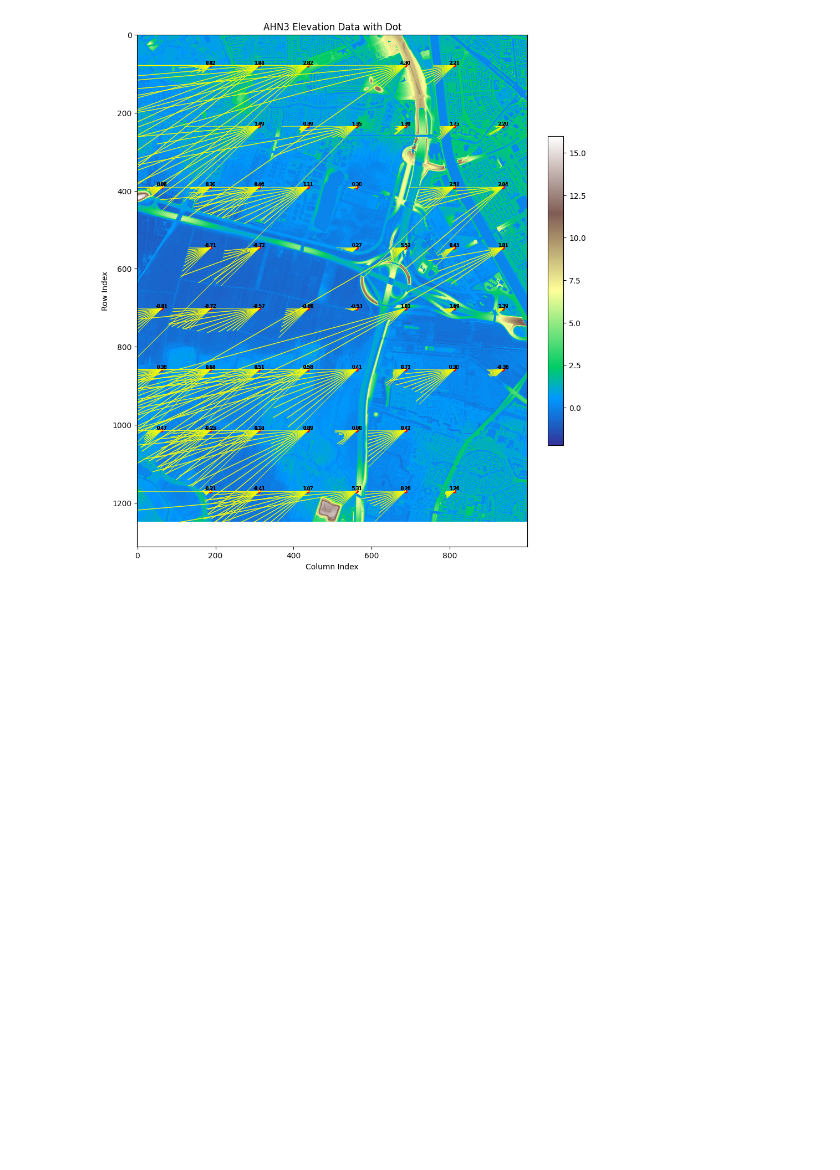
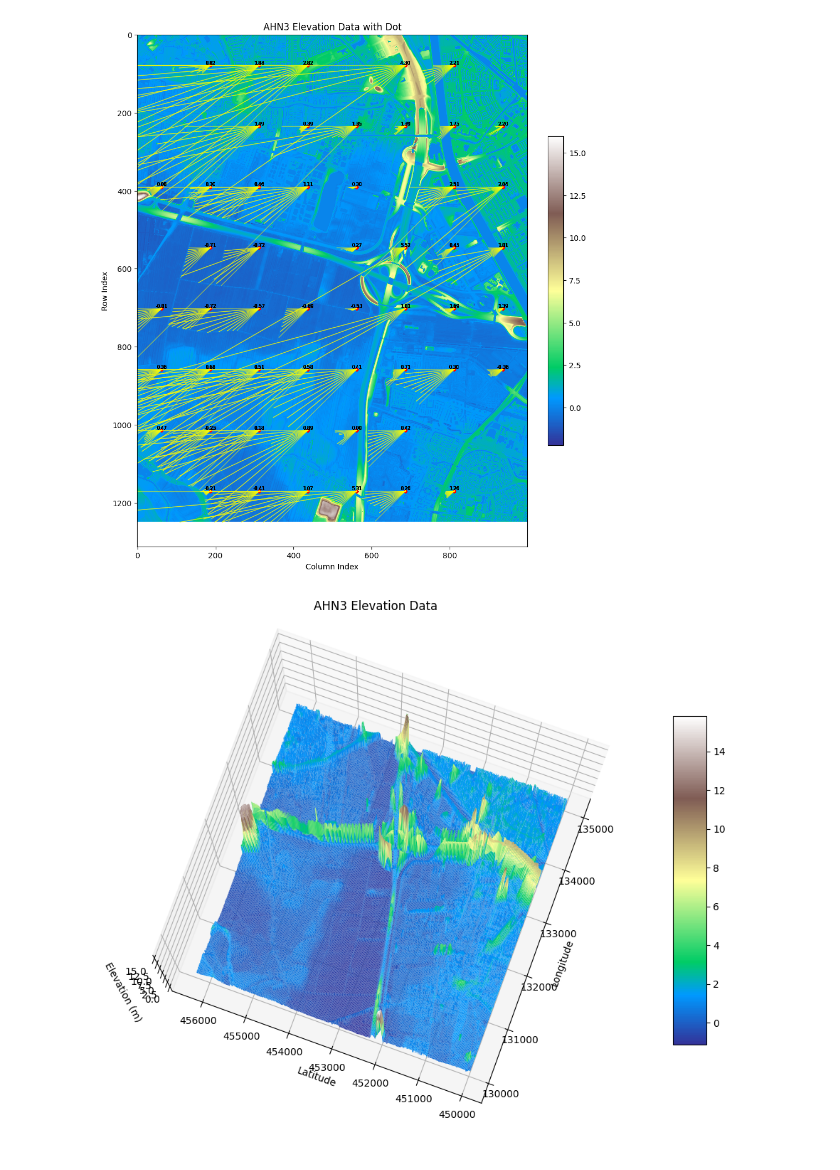
Before and after one commit to Simon-Dirks/sunsets, a Jupyter notebook: main.ipynb, the cells around one changed output. Drawn from its saved outputs; the diff is of its cells as text; code cells hidden in the pictures; blank space fills up the shorter version.

Commit message:
3D plot

```diff
--- a/main.ipynb
+++ b/main.ipynb
@@ -6,4 +6,4 @@ def get_geotiff():
         elev_data = src.read(1)
         # replace all 1e38 values with 0
         elev_data[elev_data >= 1e37] = 0
-        return elev_data
+        return elev_data, src
@@ -134,3 +140,43 @@ locations = get_sample_grid_locations("ahn3.tif", 8)
 preview_geotiff_with_dots("ahn3.tif", locations)
 # %% [output]
 [figure]
+# %%
+import numpy as np
+import matplotlib.pyplot as plt
+from mpl_toolkits.mplot3d import Axes3D
+import rasterio
+
+def preview_geotiff_3d(stride=4):
+    # Load the GeoTIFF file
+    elev_data, src = get_geotiff()
+
+    # Create a figure and a 3D axis object
+    fig = plt.figure(figsize=(12, 12))
+    ax = fig.add_subplot(111, projection='3d')
+
+    # Set the viewing angle
+    ax.view_init(elev=80, azim=200)
+
+    # Get the dimensions of the elevation data
+    ny, nx = elev_data.shape
+    x, y = np.linspace(src.bounds.left, src.bounds.right, nx), np.linspace(src.bounds.bottom, src.bounds.top, ny)
+    X, Y = np.meshgrid(x, y)
+
+    # Plot the elevation data as a surface plot
+    surf = ax.plot_surface(X, Y, elev_data, cmap='terrain', linewidth=0, antialiased=True, rstride=stride, cstride=stride)
+
+    # Set the plot title and axis labels
+    ax.set_title("AHN3 Elevation Data")
+    ax.set_xlabel("Longitude")
+    ax.set_ylabel("Latitude")
+    ax.set_zlabel("Elevation (m)")
+
+    # Add a colorbar to the plot
+    fig.colorbar(surf, ax=ax, shrink=0.5, aspect=10)
+
+    # Show the plot
+    plt.show()
+
+preview_geotiff_3d()
+# %% [output]
+[figure, added]
```
Also changed, not shown: parts of 5 cells of this notebook.
